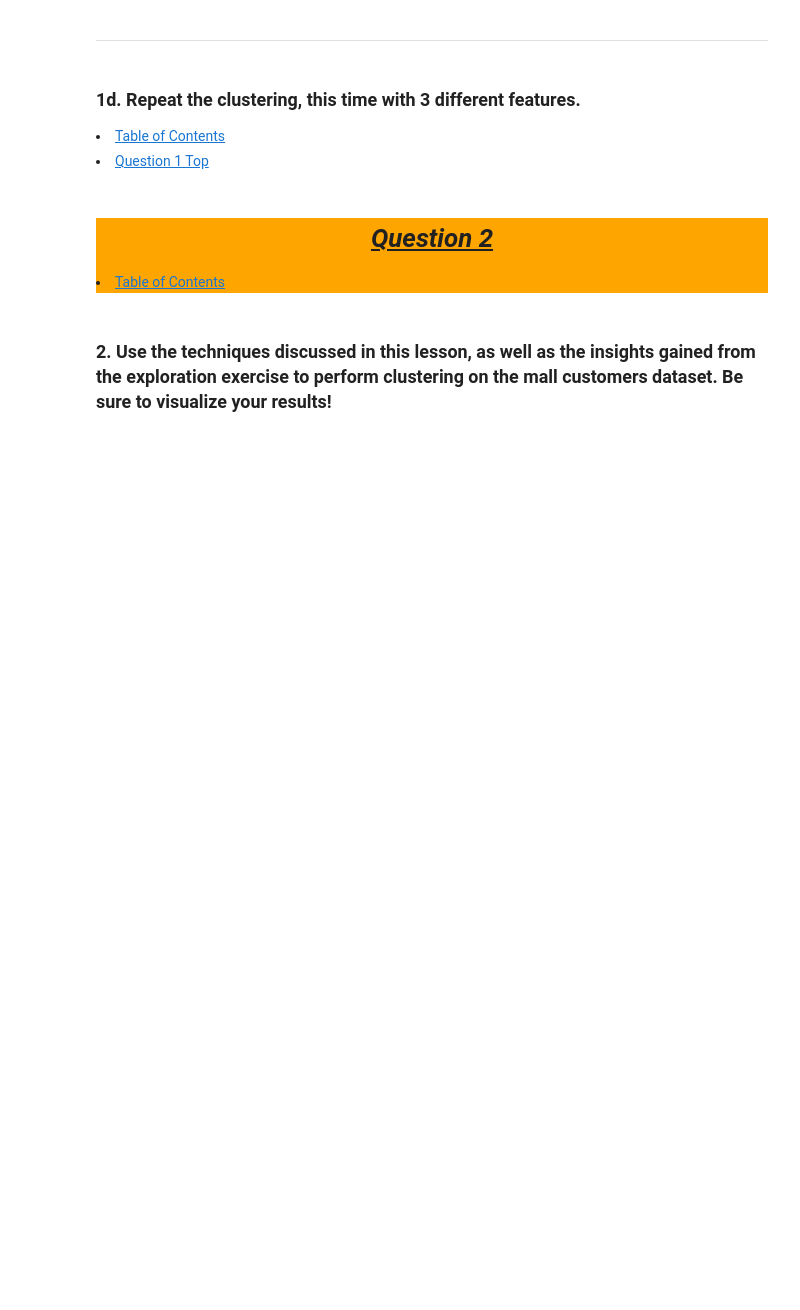
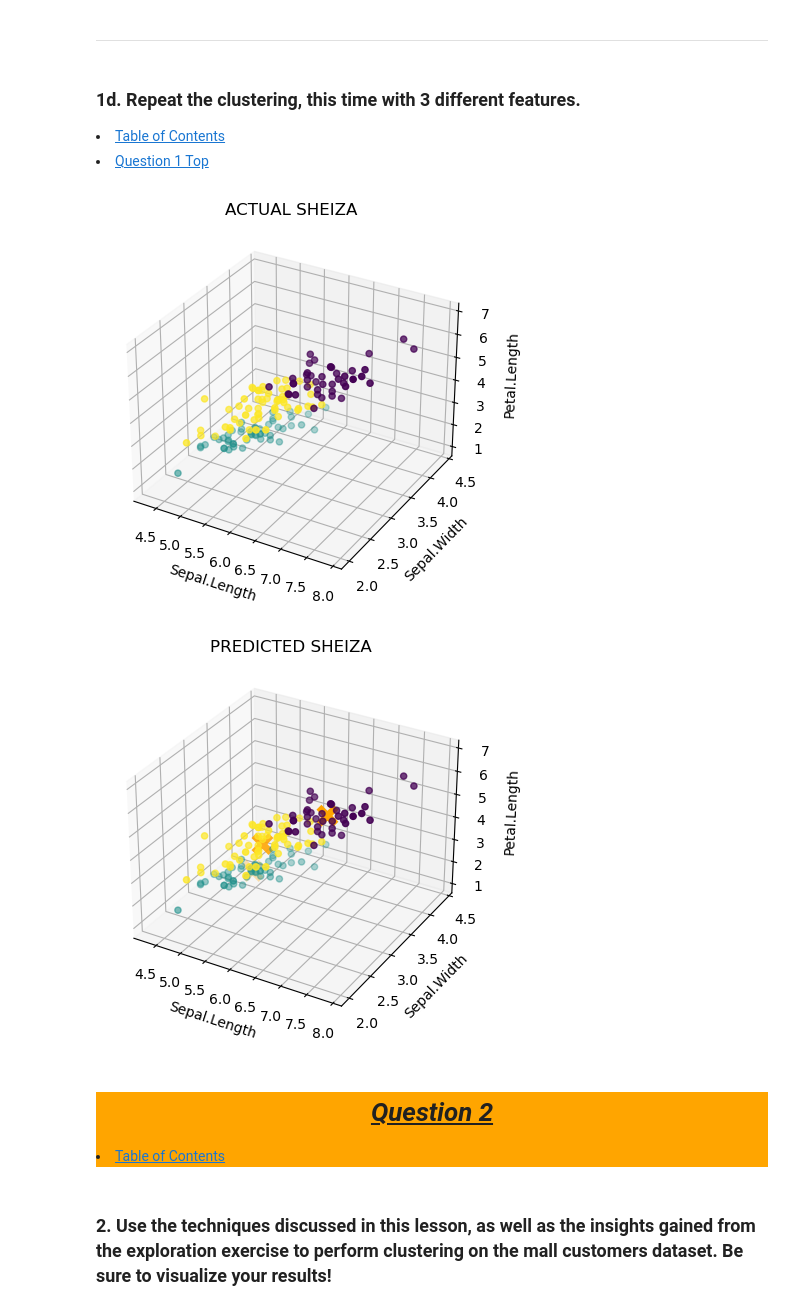
Before and after one commit to Jared-Wood135/clustering-exercises, a Jupyter notebook: modeling.ipynb, the cells around one changed output. Drawn from its saved outputs; the diff is of its cells as text; code cells hidden in the pictures; blank space fills up the shorter version.

```diff
--- a/modeling.ipynb
+++ b/modeling.ipynb
@@ -63,6 +156,38 @@ Using this lesson as a guide, perform clustering on the iris dataset.
 
 <li><a href='#TableOfContents'>Table of Contents</a></li>
 <li><a href='#q1'>Question 1 Top</a></li>
+# %%
+X2 = iris[['Sepal.Length', 'Sepal.Width', 'Petal.Length']]
+
+# MAKE LE THING
+kmeans = KMeans(n_clusters=3)
+
+# FIT LE THING
+kmeans.fit(X2)
+
+# USE LE THING
+iris['cluster2'] = kmeans.predict(X2)
+
+# VISUALIZE LE THING
+fig = plt.figure()
+ax = fig.add_subplot(111, projection='3d')
+ax.scatter(iris.iloc[:, 0], iris.iloc[:, 1], iris.iloc[:, 2], c=iris['cluster2'], cmap='viridis')
+ax.set_xlabel('Sepal.Length')
+ax.set_ylabel('Sepal.Width')
+ax.set_zlabel('Petal.Length')
+plt.title('ACTUAL SHEIZA')
+fig = plt.figure()
+ax = fig.add_subplot(111, projection='3d')
+ax.scatter(X2.iloc[:, 0], X2.iloc[:, 1], X2.iloc[:, 2], c=iris['cluster2'], cmap='viridis')
+ax.scatter(kmeans.cluster_centers_[:, 0], kmeans.cluster_centers_[:, 1], kmeans.cluster_centers_[:, 2], marker='x', s=150, linewidths=5, color='orange')
+ax.set_xlabel('Sepal.Length')
+ax.set_ylabel('Sepal.Width')
+ax.set_zlabel('Petal.Length')
+plt.title('PREDICTED SHEIZA')
+plt.show()
+# %% [output]
+[figure, added]
+[figure, added]
 # %% [markdown]
 <div style='background-color: orange'>
 <a id='q2'></a>
```
Also changed, not shown: parts of 20 cells of this notebook.
